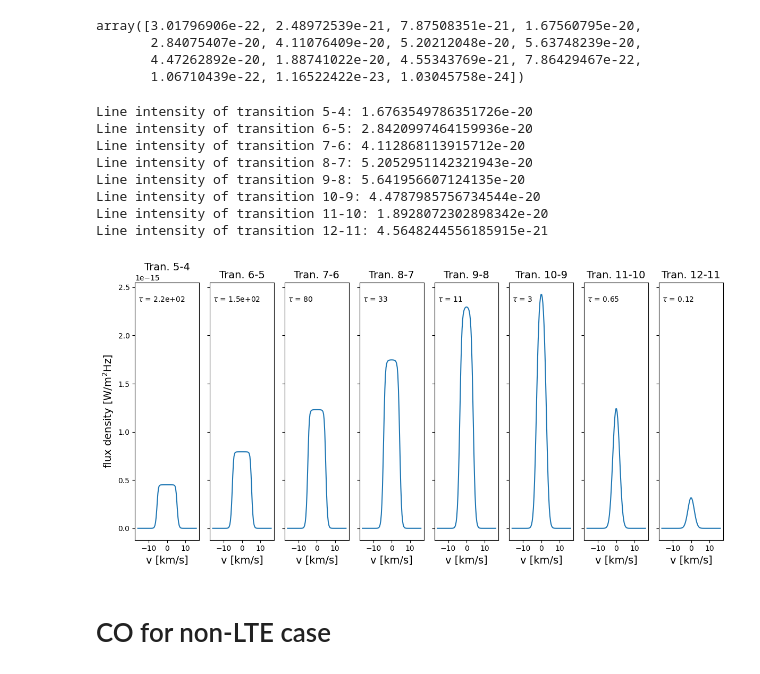
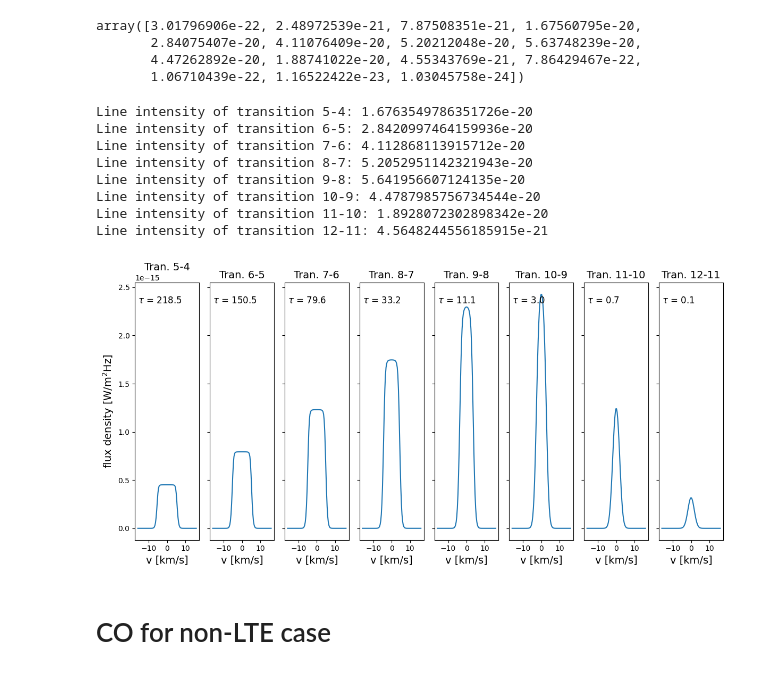
Before and after one commit to aleksej-rodano/phas0052_project, a Jupyter notebook: pythonradex_clean.ipynb, the cells around one changed output. Saved outputs shown, nothing was run; the diff lists cells and outputs as text; code cells hidden in the pictures.

```diff
--- a/pythonradex_clean.ipynb
+++ b/pythonradex_clean.ipynb
@@ -1420,35 +1417,35 @@ flux_from_spectrum = []
 
 for i in range(3, 3 + 8):
     nu0 = nu0_arrayCo[i]  # Rest frequency of transition i
     nu = nu0 * (1 - v / constants.c)  # Convert frequency to velocity
     spectrum = cloud.spectrum(nu=nu, solid_angle=source_solid_angle)  # Compute spectrum, this gives the flux density in W/m^2/Hz
 
     # integrate the spectrum to get flux
     integral = np.abs(np.trapz(spectrum, nu))
     flux_from_spectrum.append(integral)
     print(f"Line intensity of transition {i + 2}-{i + 1}: {integral}")
 
     ax = axes[i - 3]
     ax.plot(v / constants.kilo, spectrum * nu)
     ax.set_title(f"Tran. {i + 2}-{i + 1}", fontsize=14)
     ax.set_xlabel("v [km/s]", fontsize=14)
-    ax.text(0.05, 0.95, f"$\\tau$ = {tauCo[i]:.2g}", transform=ax.transAxes, fontsize=10, verticalalignment="top")
+    ax.text(0.05, 0.95, f"$\\tau$ = {tauCo[i]:.1f}", transform=ax.transAxes, fontsize=12, verticalalignment="top")
 
 axes[0].set_ylabel(r"flux density [W/m$^2$Hz]", fontsize=14)
 
 fig.tight_layout()
 plt.savefig("spectrum_velocity_space_flux_density.png")
 plt.show()
 # %% [output]
 Line intensity of transition 5-4: 1.6763549786351726e-20
 Line intensity of transition 6-5: 2.8420997464159936e-20
 Line intensity of transition 7-6: 4.112868113915712e-20
 Line intensity of transition 8-7: 5.2052951142321943e-20
 Line intensity of transition 9-8: 5.641956607124135e-20
 Line intensity of transition 10-9: 4.4787985756734544e-20
 Line intensity of transition 11-10: 1.8928072302898342e-20
 Line intensity of transition 12-11: 4.5648244556185915e-21
-[figure, old version]
+[figure, new version]
 # %%
 # sys.exit("Stopping execution here")
 # %% [markdown]
```
Also changed, not shown: parts of 1 cell of this notebook, 3 other files.
